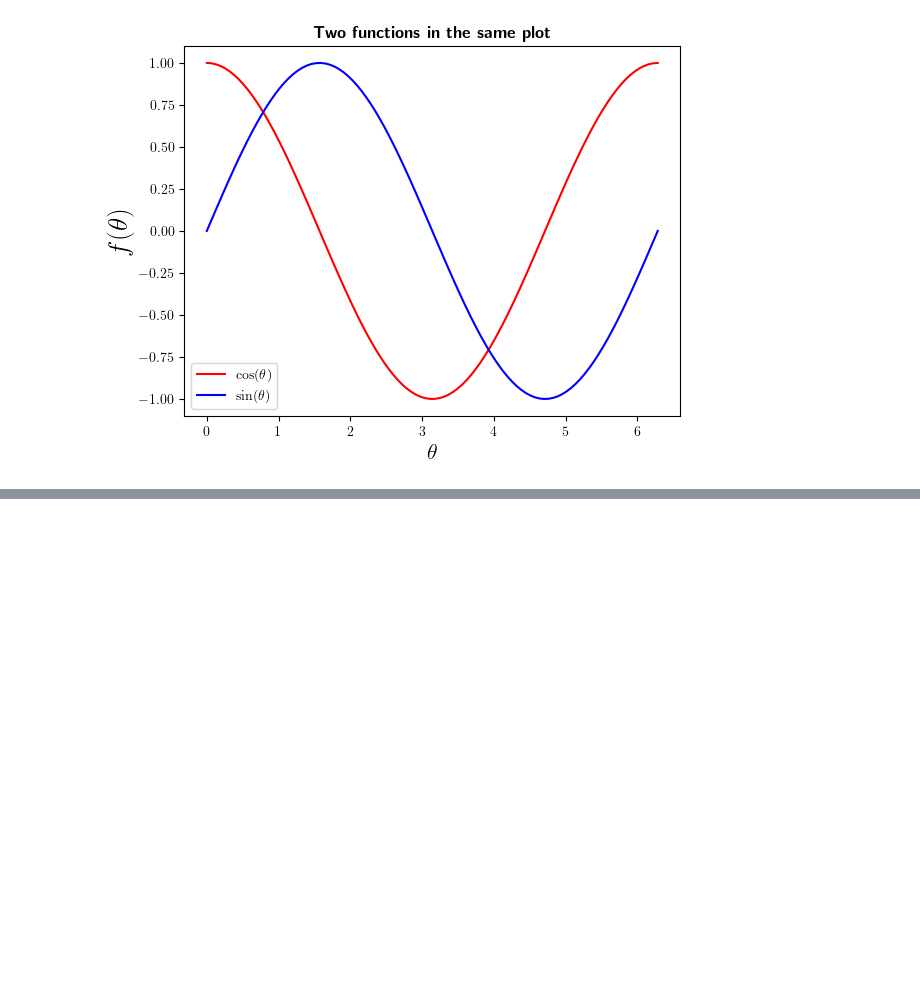
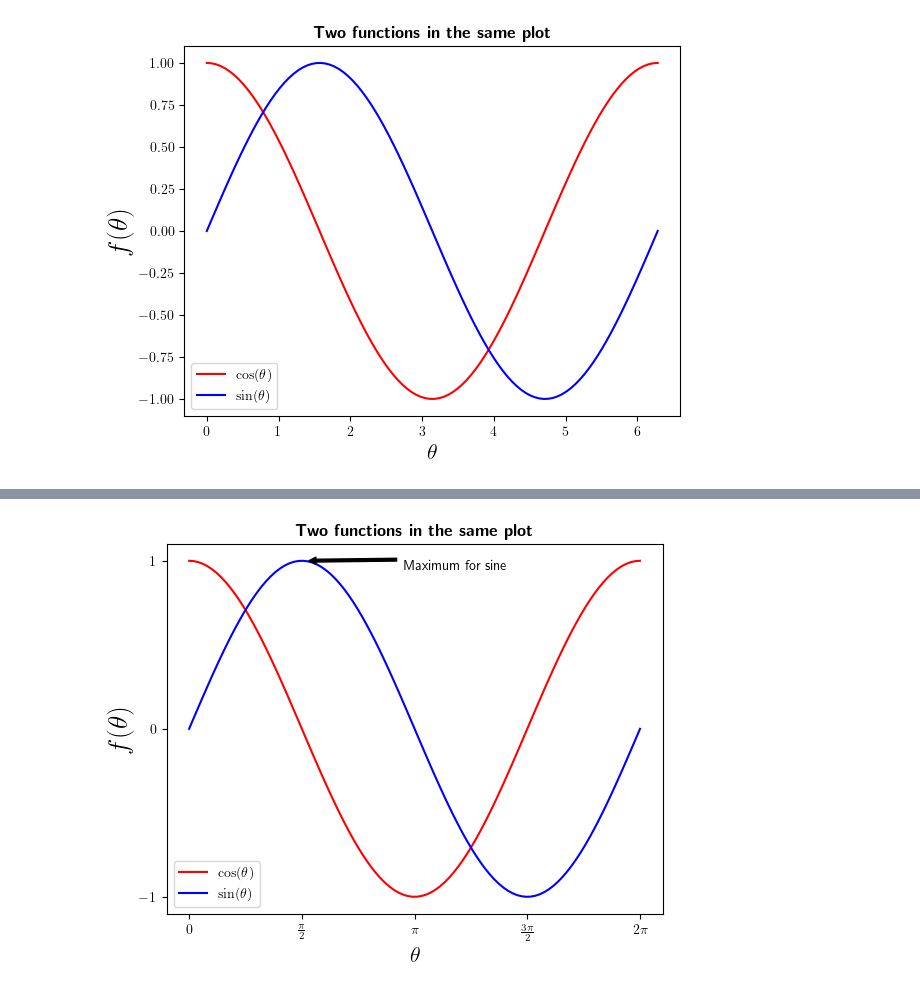
Before and after one commit to DiegoConol/Fisica-Computacional, a Jupyter notebook: Clase con Filipa/Notebook with FIlipa.ipynb, the cells around one changed output, grey strips where cells are left out. Saved outputs shown, nothing was run; the diff lists cells and outputs as text; code cells hidden in the pictures; blank space fills up the shorter version.

```diff
--- a/Clase con Filipa/Notebook with FIlipa.ipynb
+++ b/Clase con Filipa/Notebook with FIlipa.ipynb
@@ -897,0 +956,24 @@ plt.show()
+# %%
+#You can anotate in each bar with the command annotate.
+
+plt.rcParams['text.usetex'] = True
+x = 2*np.pi*np.linspace(0,1,100)
+y1 = np.cos(x)
+y2 = np.sin(x)
+fig, ax = plt.subplots()
+ax.plot(x,y1, 'r', label = r'$\cos(\theta)$')
+ax.plot(x,y2, 'b', label = r'$\sin(\theta)$')
+ax.set_xlabel(r'$\theta$', fontsize = 16)
+ax.set_ylabel(r'$f(\theta)$', fontsize = 20)
+ax.set_xticks([0., 0.5*np.pi, np.pi, 1.5*np.pi, 2*np.pi],
+              labels = ["$0$", r"$\frac{\pi}{2}$",
+                       r"$\pi$", r"$\frac{3\pi}{2}$", r"$2\pi$"])
+ax.set_yticks([-1.0, 0., 1])
+ax.set_title(r'\textbf{Two functions in the same plot}')
+ax.legend()
+ax.annotate('Maximum for sine', xy = (1.6,1), xytext = (3,0.95),
+            arrowprops = dict(facecolor='black', width = 2, headwidth = 5,
+                              headlength = 5, shrink = 0.05))
+plt.show()
+# %% [output]
+[figure, added]
```
Also changed, not shown: parts of 3 cells of this notebook, 2 other files.
